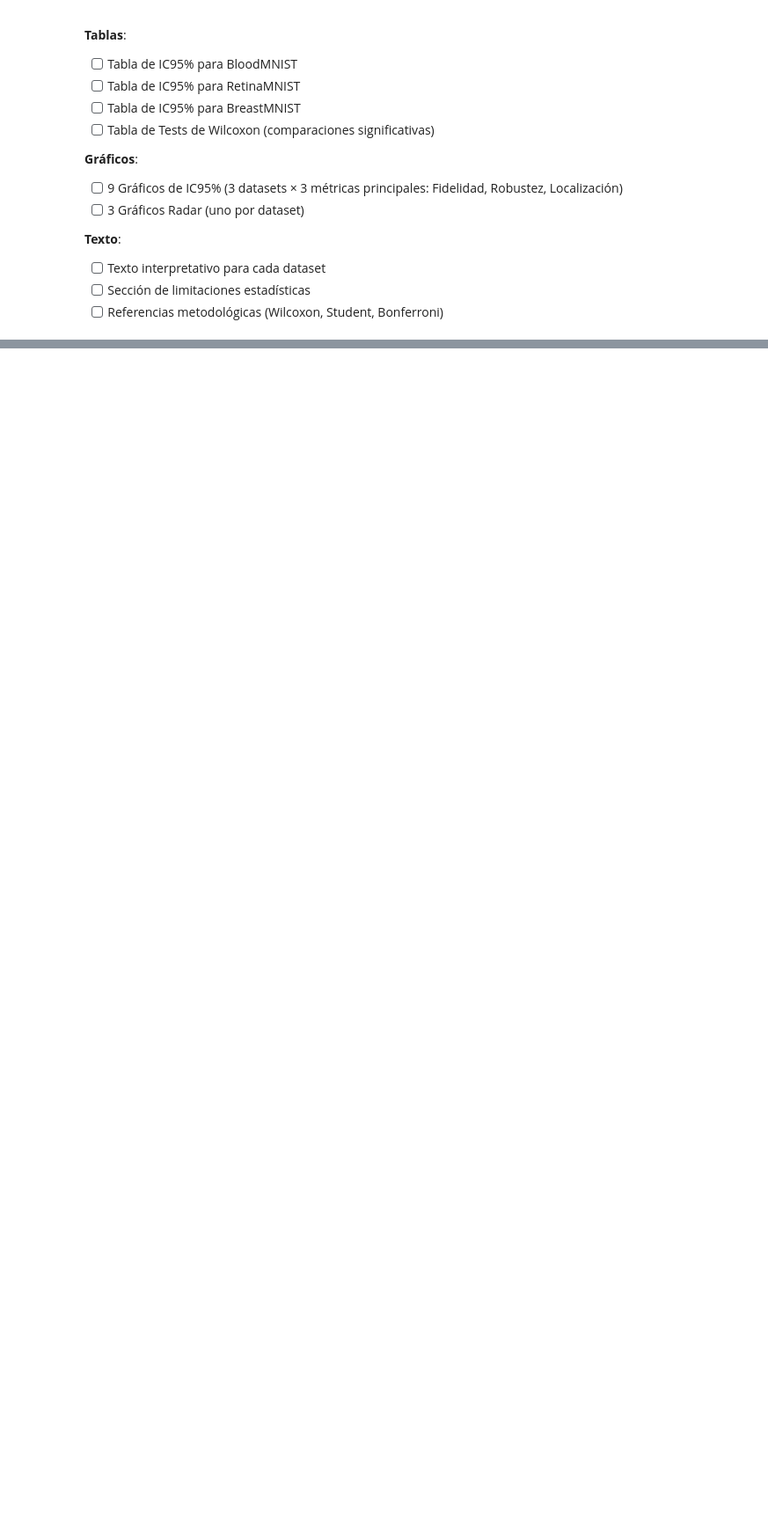
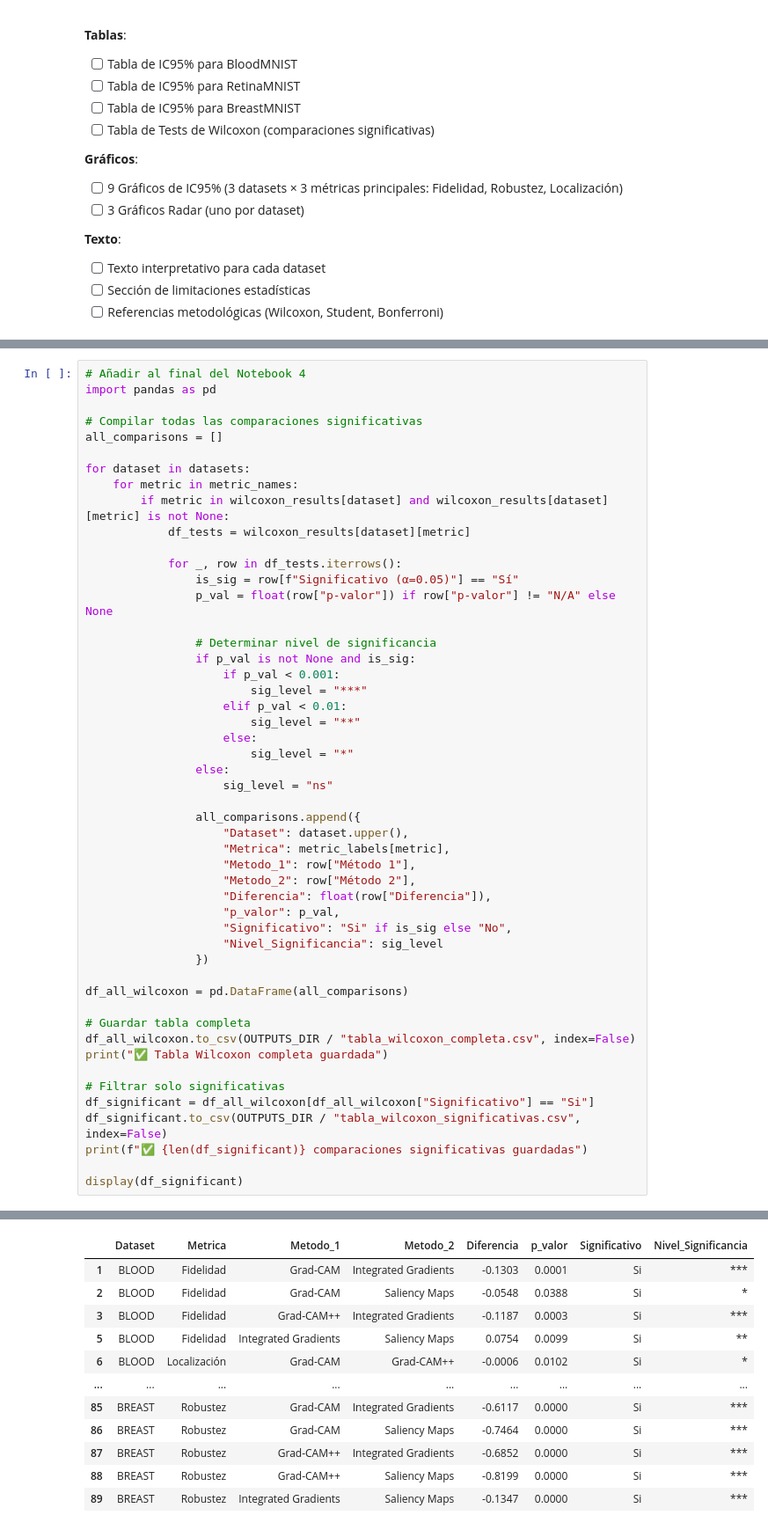
Before and after one commit to LauraMonne/TFM_Laura_Monne, a Jupyter notebook: 4. Analisis_estadistico.ipynb, the cells around one changed output, grey strips where cells are left out. Shown at 88% size. Cells and saved outputs as stored; diff of their text form; blank space fills up the shorter version.

```diff
--- a/4. Analisis_estadistico.ipynb
+++ b/4. Analisis_estadistico.ipynb
@@ -1289,0 +1366,51 @@ SECCIÓN 1: RESULTADOS PRINCIPALES
+# %%
+# Añadir al final del Notebook 4
+import pandas as pd
+
+# Compilar todas las comparaciones significativas
+all_comparisons = []
+
+for dataset in datasets:
+    for metric in metric_names:
+        if metric in wilcoxon_results[dataset] and wilcoxon_results[dataset][metric] is not None:
+            df_tests = wilcoxon_results[dataset][metric]
+
+            for _, row in df_tests.iterrows():
+                is_sig = row[f"Significativo (α=0.05)"] == "Sí"
+                p_val = float(row["p-valor"]) if row["p-valor"] != "N/A" else None
+
+                # Determinar nivel de significancia
+                if p_val is not None and is_sig:
+                    if p_val < 0.001:
+                        sig_level = "***"
+                    elif p_val < 0.01:
+                        sig_level = "**"
+                    else:
+                        sig_level = "*"
+                else:
+                    sig_level = "ns"
+
+                all_comparisons.append({
+                    "Dataset": dataset.upper(),
+                    "Metrica": metric_labels[metric],
+                    "Metodo_1": row["Método 1"],
+                    "Metodo_2": row["Método 2"],
+                    "Diferencia": float(row["Diferencia"]),
+                    "p_valor": p_val,
+                    "Significativo": "Si" if is_sig else "No",
+                    "Nivel_Significancia": sig_level
+                })
+
+df_all_wilcoxon = pd.DataFrame(all_comparisons)
+
+# Guardar tabla completa
+df_all_wilcoxon.to_csv(OUTPUTS_DIR / "tabla_wilcoxon_completa.csv", index=False)
+print("✅ Tabla Wilcoxon completa guardada")
+
+# Filtrar solo significativas
+df_significant = df_all_wilcoxon[df_all_wilcoxon["Significativo"] == "Si"]
+df_significant.to_csv(OUTPUTS_DIR / "tabla_wilcoxon_significativas.csv", index=False)
+print(f"✅ {len(df_significant)} comparaciones significativas guardadas")
+
+display(df_significant)
+# %% [output]
@@ -1289,0 +1419,12 @@ SECCIÓN 1: RESULTADOS PRINCIPALES
+|  | Dataset | Metrica | Metodo_1 | Metodo_2 | Diferencia | p_valor | Significativo | Nivel_Significancia |
+| 1 | BLOOD | Fidelidad | Grad-CAM | Integrated Gradients | -0.1303 | 0.0001 | Si | *** |
+| 2 | BLOOD | Fidelidad | Grad-CAM | Saliency Maps | -0.0548 | 0.0388 | Si | * |
+| 3 | BLOOD | Fidelidad | Grad-CAM++ | Integrated Gradients | -0.1187 | 0.0003 | Si | *** |
+| 5 | BLOOD | Fidelidad | Integrated Gradients | Saliency Maps | 0.0754 | 0.0099 | Si | ** |
+| 6 | BLOOD | Localización | Grad-CAM | Grad-CAM++ | -0.0006 | 0.0102 | Si | * |
+| ... | ... | ... | ... | ... | ... | ... | ... | ... |
+| 85 | BREAST | Robustez | Grad-CAM | Integrated Gradients | -0.6117 | 0.0000 | Si | *** |
+| 86 | BREAST | Robustez | Grad-CAM | Saliency Maps | -0.7464 | 0.0000 | Si | *** |
+| 87 | BREAST | Robustez | Grad-CAM++ | Integrated Gradients | -0.6852 | 0.0000 | Si | *** |
+| 88 | BREAST | Robustez | Grad-CAM++ | Saliency Maps | -0.8199 | 0.0000 | Si | *** |
+| 89 | BREAST | Robustez | Integrated Gradients | Saliency Maps | -0.1347 | 0.0000 | Si | *** |
```
Also changed, not shown: parts of 2 cells of this notebook.
